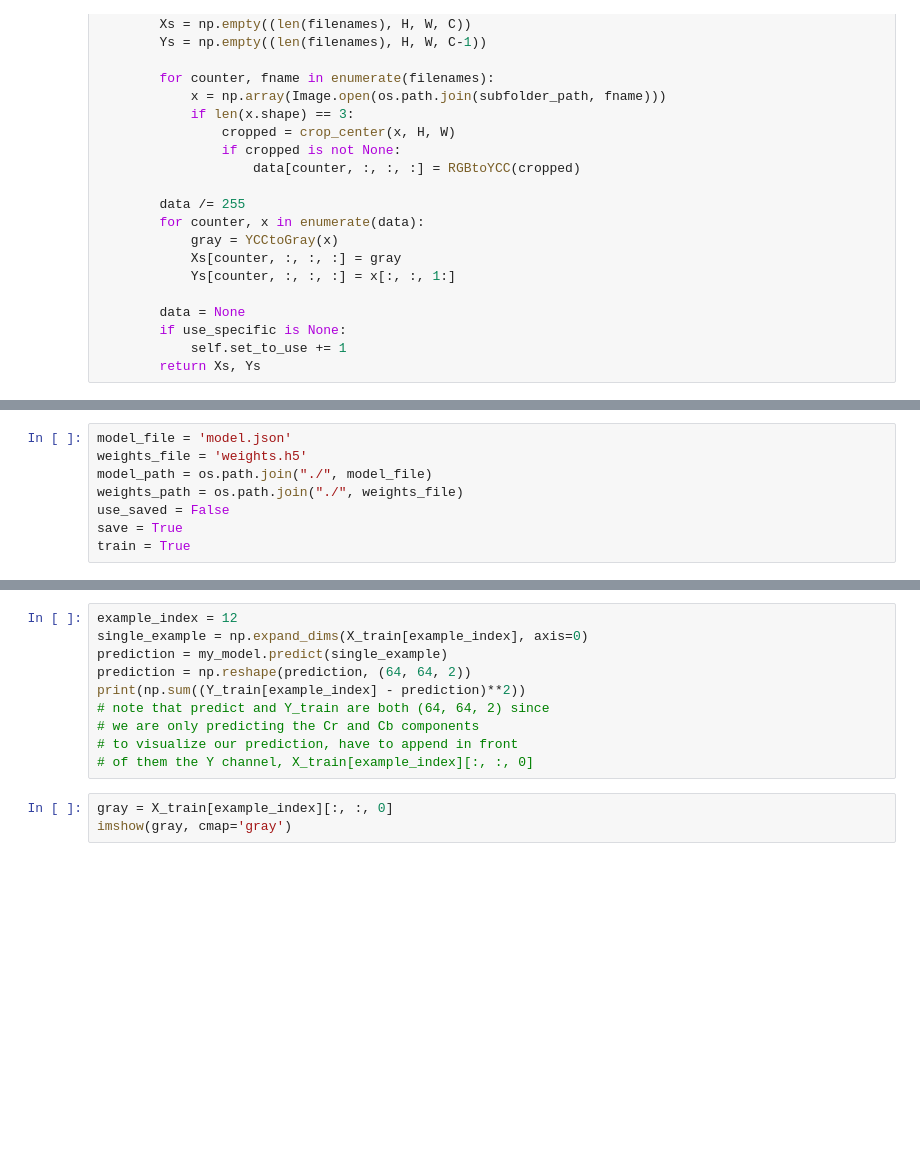
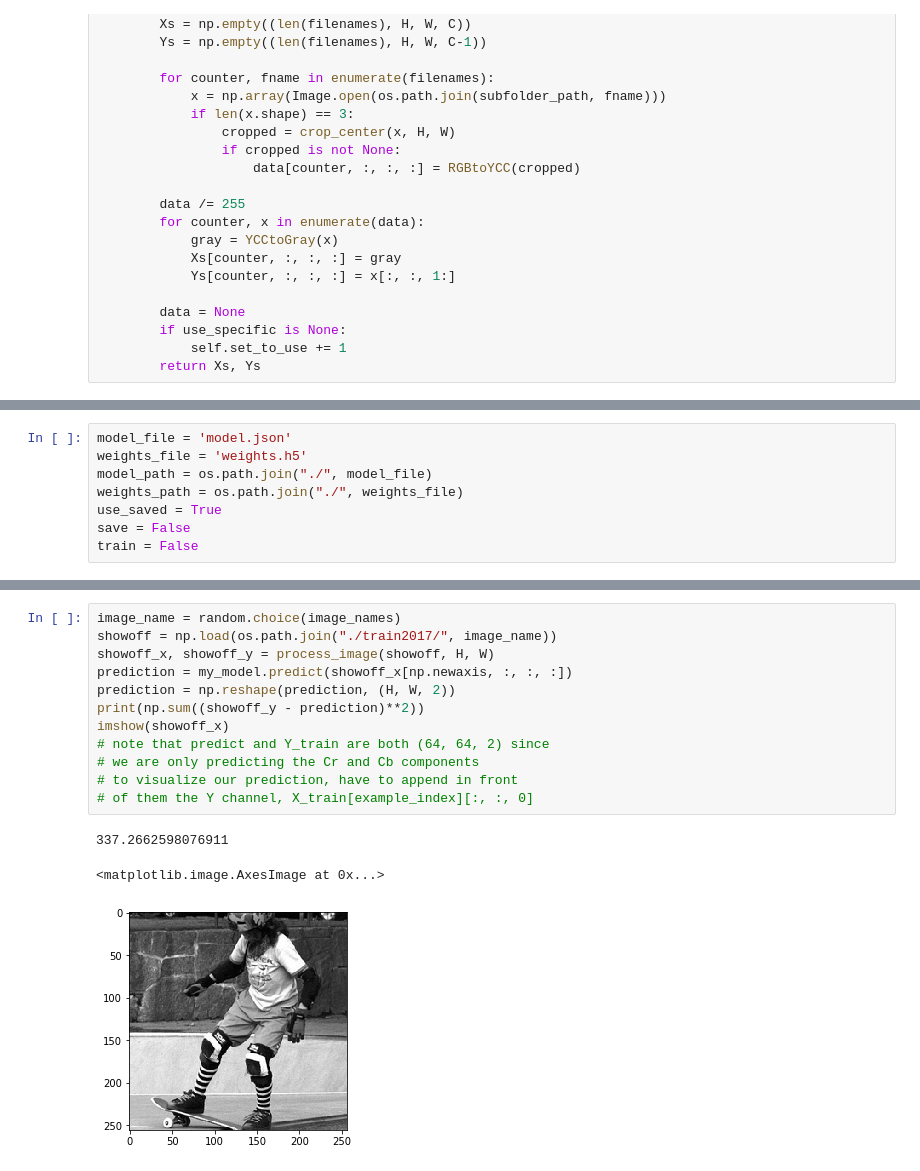
Before and after one commit to kkhosla96/cs231n-project, a Jupyter notebook: project.ipynb, the cells around one changed output, grey strips where cells are left out. Cells and saved outputs as stored; diff of their text form; blank space fills up the shorter version.

```diff
--- a/project.ipynb
+++ b/project.ipynb
@@ -142,9 +190,9 @@ model_file = 'model.json'
 weights_file = 'weights.h5'
 model_path = os.path.join("./", model_file)
 weights_path = os.path.join("./", weights_file)
-use_saved = False
-save = True
-train = True
+use_saved = True
+save = False
+train = False
 # %%
 input_shape = (H, W, C)
 
@@ -238,16 +281,19 @@ Epoch 1/3
 # %%
-example_index = 12
-single_example = np.expand_dims(X_train[example_index], axis=0)
-prediction = my_model.predict(single_example)
-prediction = np.reshape(prediction, (64, 64, 2))
-print(np.sum((Y_train[example_index] - prediction)**2))
+image_name = random.choice(image_names)
+showoff = np.load(os.path.join("./train2017/", image_name))
+showoff_x, showoff_y = process_image(showoff, H, W)
+prediction = my_model.predict(showoff_x[np.newaxis, :, :, :])
+prediction = np.reshape(prediction, (H, W, 2))
+print(np.sum((showoff_y - prediction)**2))
+imshow(showoff_x)
 # note that predict and Y_train are both (64, 64, 2) since
 # we are only predicting the Cr and Cb components
 # to visualize our prediction, have to append in front
 # of them the Y channel, X_train[example_index][:, :, 0]
+# %% [output]
+337.2662598076911
+<matplotlib.image.AxesImage at 0x...>
+[figure, added]
-# %%
-gray = X_train[example_index][:, :, 0]
-imshow(gray, cmap='gray')
 # %%
 # visualize, after doing some shift and scaling
 # because the pixel values are supposed to be between 0 and 1,
```
Also changed, not shown: parts of 24 cells of this notebook, 8 other files.
